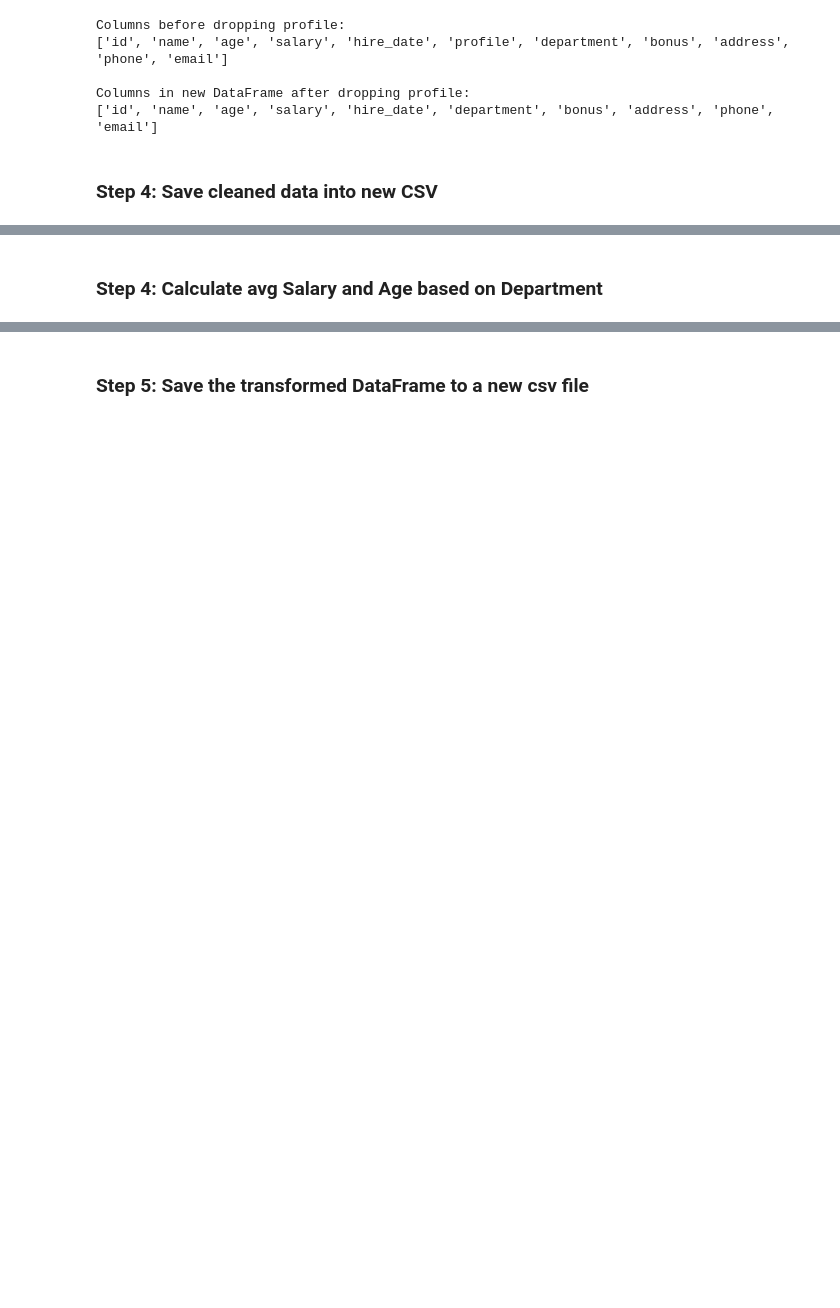
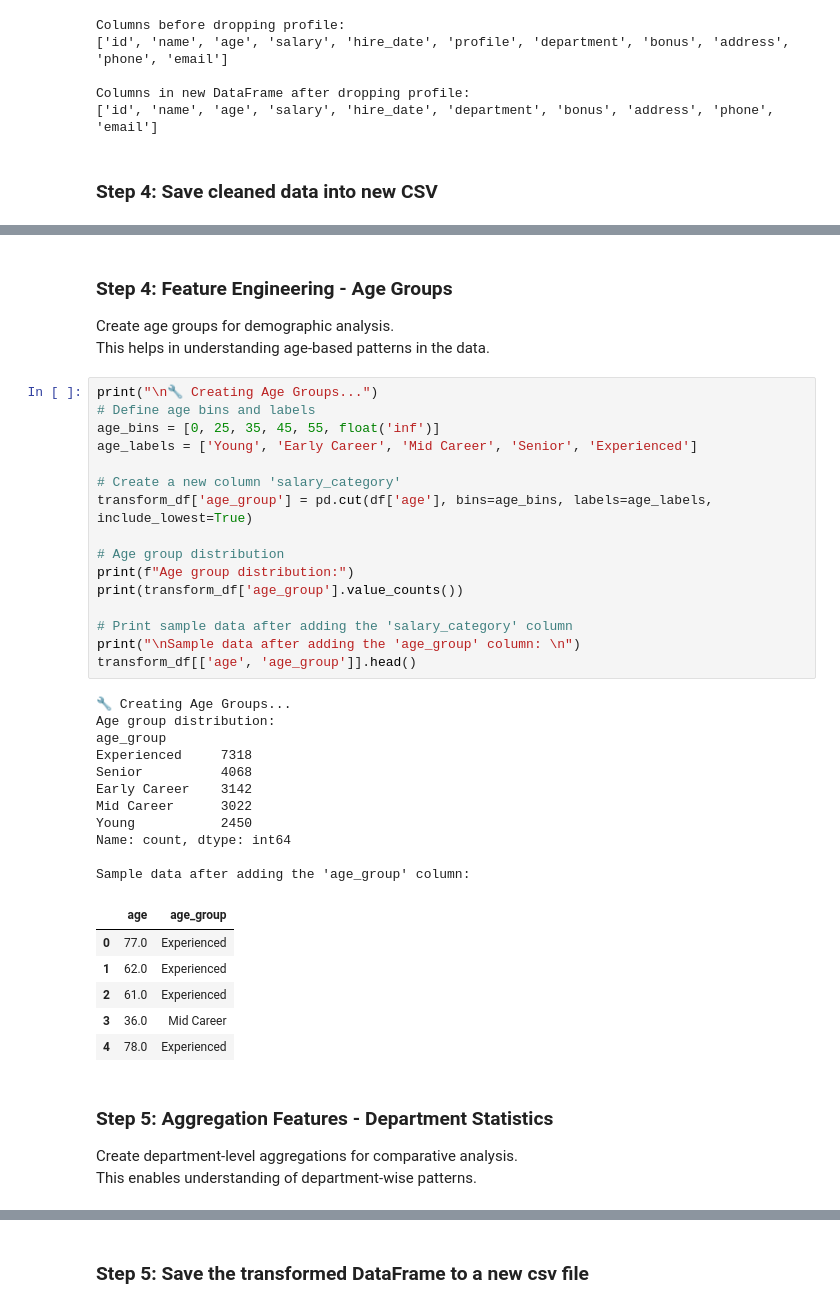
Before and after one commit to anveshmuppeda/mlops, a Jupyter notebook: 003-data-transformation/data_transformation.ipynb, the cells around one changed output, grey strips where cells are left out. Cells and saved outputs as stored; diff of their text form; blank space fills up the shorter version.

```diff
--- a/003-data-transformation/data_transformation.ipynb
+++ b/003-data-transformation/data_transformation.ipynb
@@ -412,6 +485,46 @@ Sample data after adding the 'salary_category' column:
 | 2 | 60000.0 | medium |
 | 3 | 70000.0 | medium |
 | 4 | 60000.0 | medium |
+# %% [markdown]
+### Step 4: Feature Engineering - Age Groups
+Create age groups for demographic analysis.
+This helps in understanding age-based patterns in the data.
+# %%
+print("\n🔧 Creating Age Groups...")
+# Define age bins and labels
+age_bins = [0, 25, 35, 45, 55, float('inf')]
+age_labels = ['Young', 'Early Career', 'Mid Career', 'Senior', 'Experienced']
+
+# Create a new column 'salary_category'
+transform_df['age_group'] = pd.cut(df['age'], bins=age_bins, labels=age_labels, include_lowest=True)
+
+# Age group distribution
+print(f"Age group distribution:")
+print(transform_df['age_group'].value_counts())
+
+# Print sample data after adding the 'salary_category' column
+print("\nSample data after adding the 'age_group' column: \n")
+transform_df[['age', 'age_group']].head()
+# %% [output]
+🔧 Creating Age Groups...
+Age group distribution:
+age_group
+Experienced     7318
+Senior          4068
+Early Career    3142
+Mid Career      3022
+Young           2450
+Name: count, dtype: int64
+
+Sample data after adding the 'age_group' column:
+|  | age | age_group |
+| 0 | 77.0 | Experienced |
+| 1 | 62.0 | Experienced |
+| 2 | 61.0 | Experienced |
+| 3 | 36.0 | Mid Career |
+| 4 | 78.0 | Experienced |
 # %% [markdown]
-### Step 4: Calculate avg Salary and Age based on Department
+### Step 5: Aggregation Features - Department Statistics
+Create department-level aggregations for comparative analysis.
+This enables understanding of department-wise patterns.
 # %%
```
Also changed, not shown: parts of 45 cells of this notebook, 4 other files.
